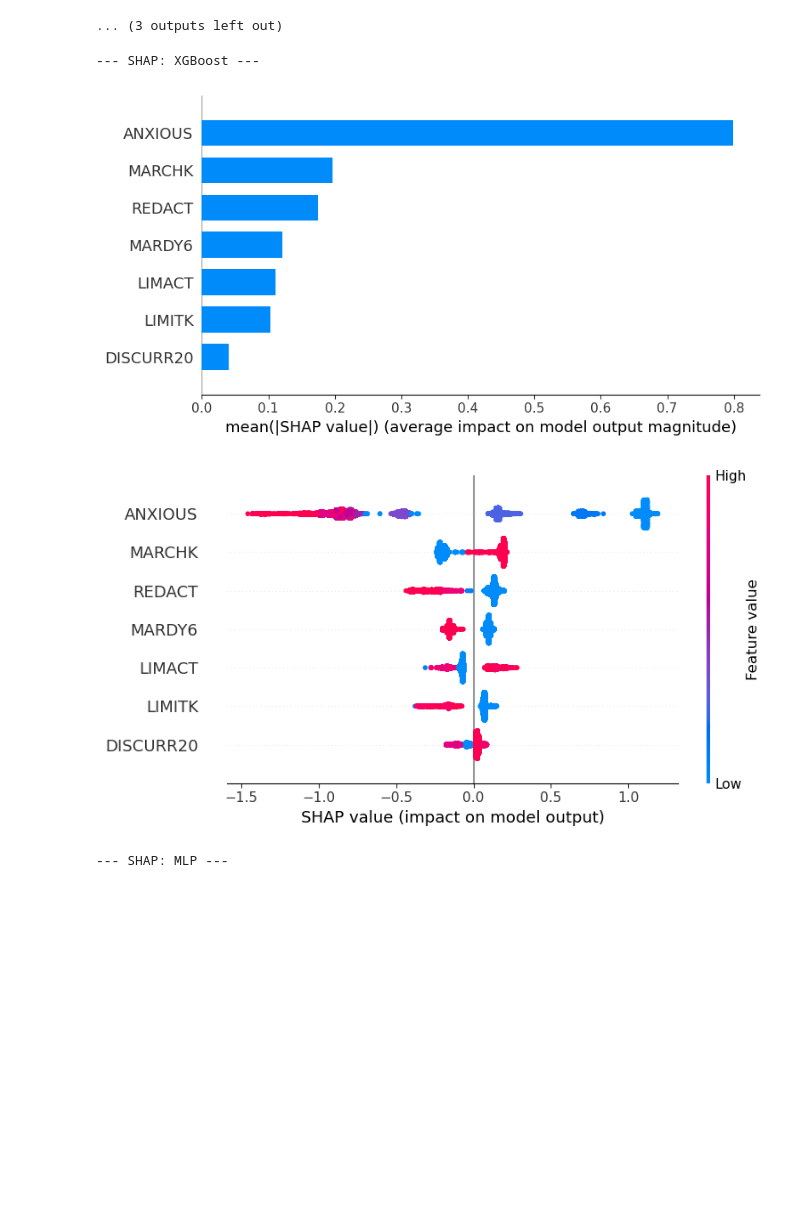
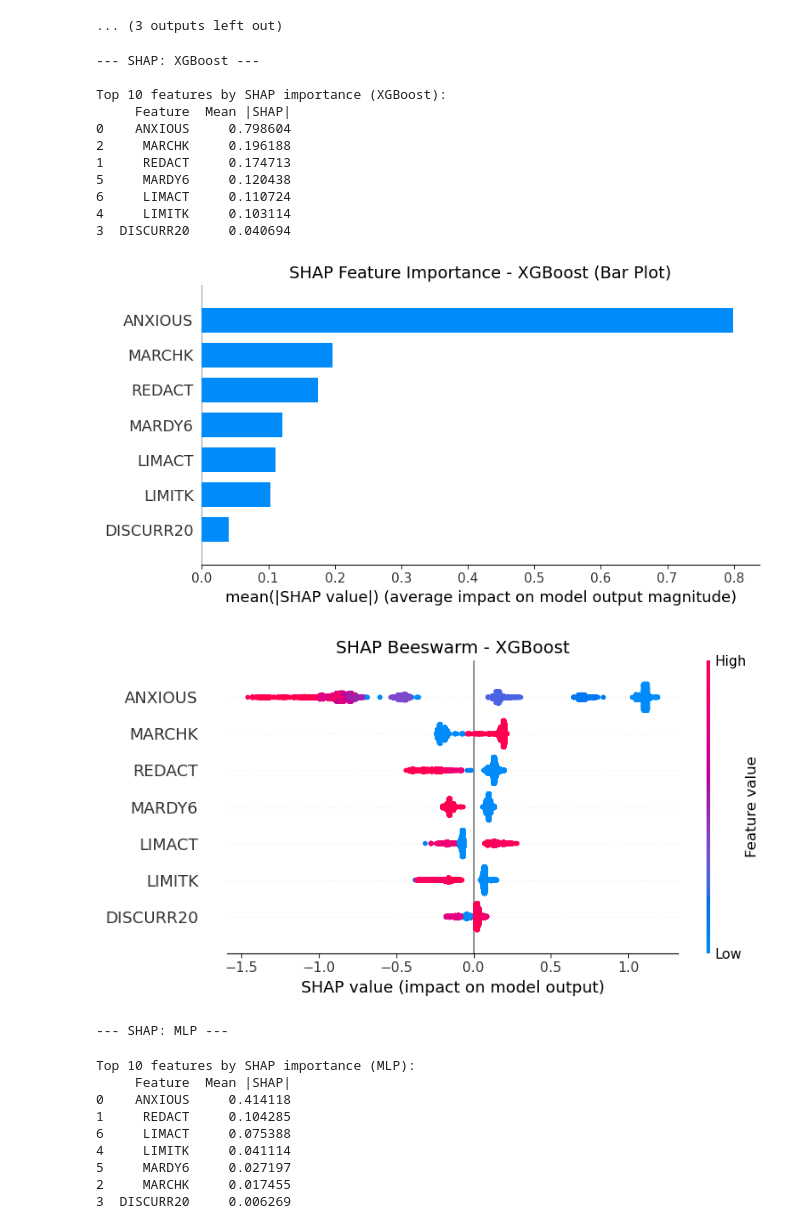
Before and after one commit to maxemporor/MSc-project, a Jupyter notebook: New.ipynb, the cells around one changed output. Drawn from its saved outputs; the diff is of its cells as text; code cells hidden in the pictures; blank space fills up the shorter version.

```diff
--- a/New.ipynb
+++ b/New.ipynb
@@ -1086,48 +1086,97 @@ import shap
 # Get feature names from original data
 feature_names = X_train_raw.columns.tolist()
 
-# SHAP for XGBoost
+# --- SHAP for XGBoost ---
 if "XGBoost" in best_models:
     xgb_model = best_models["XGBoost"]
 
     print("\n--- SHAP: XGBoost ---")
     explainer_xgb = shap.TreeExplainer(xgb_model)
     shap_values_xgb = explainer_xgb.shap_values(X_test_raw)
 
-    # Global feature importance (bar plot)
-    shap.summary_plot(shap_values_xgb, X_test_raw, feature_names=feature_names, plot_type="bar", show=True)
+    # Compute mean absolute SHAP values (global importance)
+    shap_importance_xgb = pd.DataFrame({
+        "Feature": feature_names,
+        "Mean |SHAP|": np.abs(shap_values_xgb).mean(axis=0)
+    }).sort_values(by="Mean |SHAP|", ascending=False)
+
+    print("\nTop 10 features by SHAP importance (XGBoost):")
+    print(shap_importance_xgb.head(10))
+
+    # --- Global feature importance (bar plot) ---
+    plt.title("SHAP Feature Importance - XGBoost (Bar Plot)", fontsize=14)
+    shap.summary_plot(shap_values_xgb, X_test_raw, feature_names=feature_names, plot_type="bar", show=False)
+    plt.savefig("shap_xgb_bar.png", bbox_inches="tight", dpi=300)
     plt.show()
 
-    # Detailed beeswarm plot
-    shap.summary_plot(shap_values_xgb, X_test_raw, feature_names=feature_names, show=True)
+    # --- Detailed beeswarm plot ---
+    plt.title("SHAP Beeswarm - XGBoost", fontsize=14)
+    shap.summary_plot(shap_values_xgb, X_test_raw, feature_names=feature_names, show=False)
+    plt.savefig("shap_xgb_beeswarm.png", bbox_inches="tight", dpi=300)
     plt.show()
 
 
-# SHAP for MLP
+# --- SHAP for MLP ---
 if "MLP Neural Network" in best_models:
     mlp_model = best_models["MLP Neural Network"]
 
     print("\n--- SHAP: MLP ---")
     # Wrap scaled arrays into DataFrames with feature names
     X_train_df = pd.DataFrame(X_train_scaled, columns=feature_names)
     X_test_df  = pd.DataFrame(X_test_scaled,  columns=feature_names)
 
     # Sample for speed (KernelExplainer is slow)
     sample_train = shap.sample(X_train_df, 100, random_state=42)
     sample_test  = shap.sample(X_test_df, 100, random_state=42)
 
     explainer_mlp = shap.KernelExplainer(mlp_model.predict, sample_train)
     shap_values_mlp = explainer_mlp.shap_values(sample_test)
 
-    # Global feature importance (bar plot)
-    shap.summary_plot(shap_values_mlp, sample_test, feature_names=feature_names, plot_type="bar", show=True)
+    # If multiple outputs (binary classes), take one set of SHAP values
+    if isinstance(shap_values_mlp, list):
+        shap_values_mlp = shap_values_mlp[1]
+
+    # Compute mean absolute SHAP values
+    shap_importance_mlp = pd.DataFrame({
+        "Feature": feature_names,
+        "Mean |SHAP|": np.abs(shap_values_mlp).mean(axis=0)
+    }).sort_values(by="Mean |SHAP|", ascending=False)
+
+    print("\nTop 10 features by SHAP importance (MLP):")
+    print(shap_importance_mlp.head(10))
+
+    # --- Global feature importance (bar plot) ---
+    plt.title("SHAP Feature Importance - MLP Neural Network (Bar Plot)", fontsize=14)
+    shap.summary_plot(shap_values_mlp, sample_test, feature_names=feature_names, plot_type="bar", show=False)
+    plt.savefig("shap_mlp_bar.png", bbox_inches="tight", dpi=300)
     plt.show()
 
-    # Detailed beeswarm plot
-    shap.summary_plot(shap_values_mlp, sample_test, feature_names=feature_names, show=True)
+    # --- Detailed beeswarm plot ---
+    plt.title("SHAP Beeswarm - MLP Neural Network", fontsize=14)
+    shap.summary_plot(shap_values_mlp, sample_test, feature_names=feature_names, show=False)
+    plt.savefig("shap_mlp_beeswarm.png", bbox_inches="tight", dpi=300)
     plt.show()
 # %% [output]
 --- SHAP: XGBoost ---
+
+Top 10 features by SHAP importance (XGBoost):
+     Feature  Mean |SHAP|
+0    ANXIOUS     0.798604
+2     MARCHK     0.196188
+1     REDACT     0.174713
+5     MARDY6     0.120438
+6     LIMACT     0.110724
+4     LIMITK     0.103114
+3  DISCURR20     0.040694
-[figure, old version]
+[figure, new version]
-[figure, old version]
+[figure, new version]
 --- SHAP: MLP ---
+Top 10 features by SHAP importance (MLP):
+     Feature  Mean |SHAP|
+0    ANXIOUS     0.414118
+1     REDACT     0.104285
+6     LIMACT     0.075388
+4     LIMITK     0.041114
+5     MARDY6     0.027197
+2     MARCHK     0.017455
+3  DISCURR20     0.006269
```
Also changed, not shown: parts of 1 cell of this notebook.
